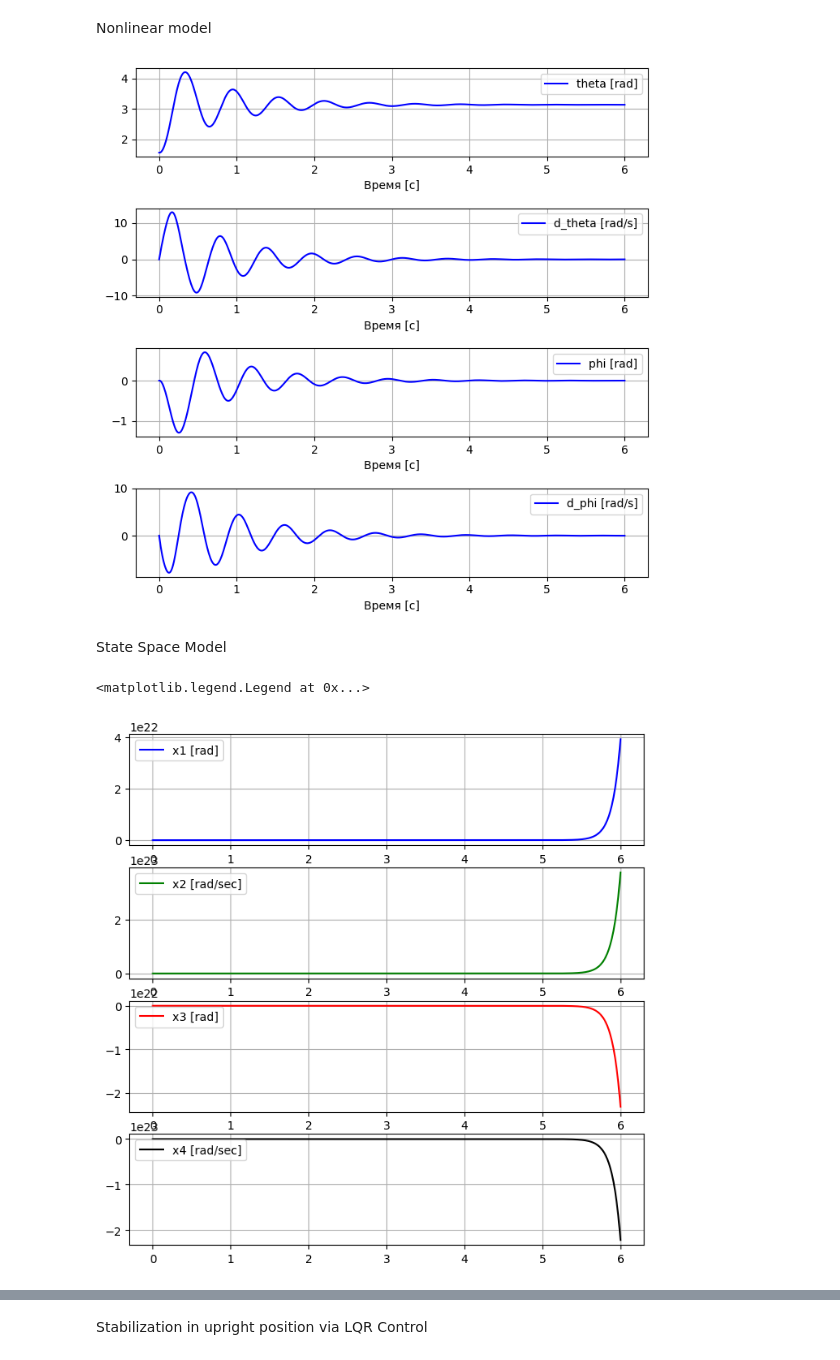
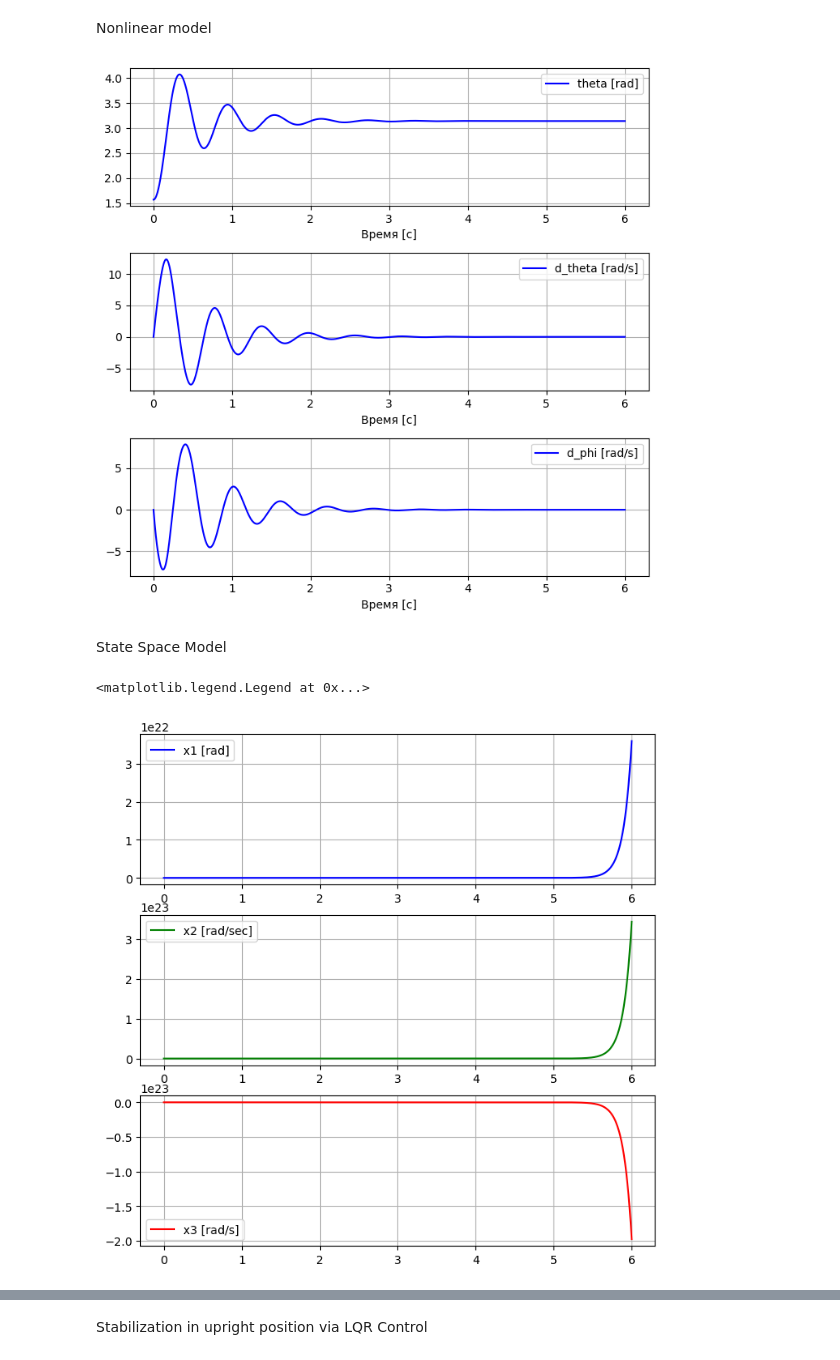
Before and after one commit to voltbro/ReactionWheel, a Jupyter notebook: Python/model.ipynb, the cells around one changed output, grey strips where cells are left out. Saved outputs shown, nothing was run; the diff lists cells and outputs as text; code cells hidden in the pictures.

```diff
--- a/Python/model.ipynb
+++ b/Python/model.ipynb
@@ -6,10 +6,10 @@ from scipy.linalg import solve_discrete_are
 # %% [markdown]
 Pendulum Physical Parameters
 # %%
-dt = 0.01 # timestep [s]
+dt = 0.001 # timestep [s]
 
 # Mechanical Parameters
-m1 = 0.1975 # motor stator pendulum arm mass
+m1 = 0.1975 # pendulum arm mass
 m2 = 0.2545 # motor rotor and reaction mass kg
 L1 = 0.06   # pendulum Arm center of mass distance to axis
 L2 = 0.088  # motor center of mass distance to axis
@@ -25,7 +25,7 @@ b_m = 0.0  # motor friction
 # Motor Parameters
 Vmax = 12 # maximal voltage
 Ke = 0.29 # Motor EMF constant
-Kt = 0.27 # Motor Torque constant
+Kt = 0.29 # Motor Torque constant
 
 nom_torque = 0.21  # nominat torque
 nom_vel = 35.9 # nominal velocity
@@ -69,7 +67,7 @@ t1 = 6 # stop time [s]
 nt = int(t1/dt) + 1 # Number of points of sim time
 T = np.linspace(t0, t1, nt)
 
-x0 = np.array([1.57, 0, 0, 0]) #pend angle, pend angular vel, wheel angle, wheel ang vel
+x0 = np.array([1.57, 0, 0]) #pend angle, pend angular vel, wheel angle, wheel ang vel
 u = 0.0 # voltage [V]
 
 X = [x0]
@@ -78,7 +76,7 @@ U = [u]
 x_cur = x0.copy()
 
 for t in T[:-1]:
-    x_next = nonlinear_dynamics(x_cur[0], x_cur[1], x_cur[2], x_cur[3], u)
+    x_next = nonlinear_dynamics(x_cur[0], x_cur[1], x_cur[2], u)
 
     X.append(x_next)
     U.append(u)
@@ -90,33 +88,26 @@ U = np.array(U)
 x1 = X[:, 0]
 x2 = X[:, 1]
 x3 = X[:, 2]
-x4 = X[:, 3]
 
 
 # Visualization
 
 plt.figure(figsize=(7, 7))
 
-plt.subplot(4, 1, 1)
+plt.subplot(3, 1, 1)
 plt.plot(T, x1, 'blue')
 plt.grid()
 plt.legend(labels=('theta [rad]',))
 plt.xlabel("Время [с]")
 
-plt.subplot(4, 1, 2)
+plt.subplot(3, 1, 2)
 plt.plot(T, x2, 'blue')
 plt.grid()
 plt.legend(labels=('d_theta [rad/s]',))
 plt.xlabel("Время [с]")
 
-plt.subplot(4, 1, 3)
+plt.subplot(3, 1, 3)
 plt.plot(T, x3, 'blue')
-plt.grid()
-plt.legend(labels=('phi [rad]',))
-plt.xlabel("Время [с]")
-
-plt.subplot(4, 1, 4)
-plt.plot(T, x4, 'blue')
 plt.grid()
 plt.legend(labels=('d_phi [rad/s]',))
 plt.xlabel("Время [с]")
@@ -129,7 +120,7 @@ plt.show()
 # Question: Why do we see such behaviour?
 # Try to play with initial state and control input in order to better understand the behaviour
 # %% [output]
-[figure, old version]
+[figure, new version]
 # %% [markdown]
 State Space Model
 # %%
@@ -181,47 +170,41 @@ t1 = 6.0 # [s]
 nt = int(t1/dt) + 1 # Number of points of sim time
 t = np.linspace(t0, t1, nt)
 
-x0 = np.array([0.01, 0, 0, 0]) # pend angle [rad], pend angular vel [rad/sec], wheel angle [rad], wheel speed [rad/s]
+x0 = np.array([0.01, 0, 0]) # pend angle [rad], pend angular vel [rad/sec], wheel angle [rad], wheel speed [rad/s]
 u = 5 * np.ones(nt) # voltage [V]
 
 # t_, yout = ct.forced_response(sys, t, u, x0)
 t_, yout = ct.initial_response(sys, t, x0)
 
 # Visualization
 
 x1 = yout[0, :]
 x2 = yout[1, :]
 x3 = yout[2, :]
-x4 = yout[3, :]
 
 plt.figure(1, figsize=(8, 8))
 
-plt.subplot(4, 1, 1)
+plt.subplot(3, 1, 1)
 plt.plot(t, x1, 'blue')
 plt.grid()
 plt.legend(labels=('x1 [rad]',))
 
-plt.subplot(4, 1, 2)
+plt.subplot(3, 1, 2)
 plt.plot(t, x2, 'green')
 plt.grid()
 plt.legend(labels=('x2 [rad/sec]',))
 
-plt.subplot(4, 1, 3)
+plt.subplot(3, 1, 3)
 plt.plot(t, x3, 'red')
 plt.grid()
-plt.legend(labels=('x3 [rad]',))
-
-plt.subplot(4, 1, 4)
-plt.plot(t, x4, 'black')
-plt.grid()
-plt.legend(labels=('x4 [rad/sec]',))
+plt.legend(labels=('x3 [rad/s]',))
 
 # Exercises:
 # Question: Why does this plot go to infinity?
 # Try to play with initial state and control input using forced response
 # %% [output]
 <matplotlib.legend.Legend at 0x...>
-[figure, old version]
+[figure, new version]
 # %%
 # Convert to discrete form
 sysd = ct.c2d(sys, dt)
```
Also changed, not shown: parts of 10 cells of this notebook, 3 other files.
